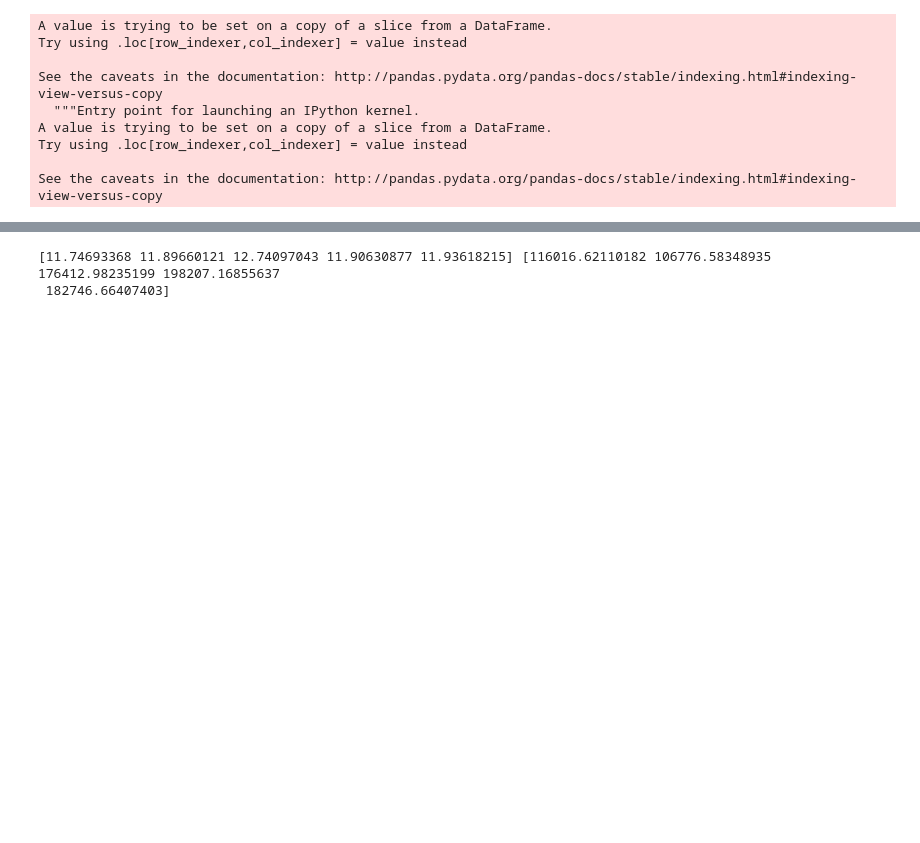
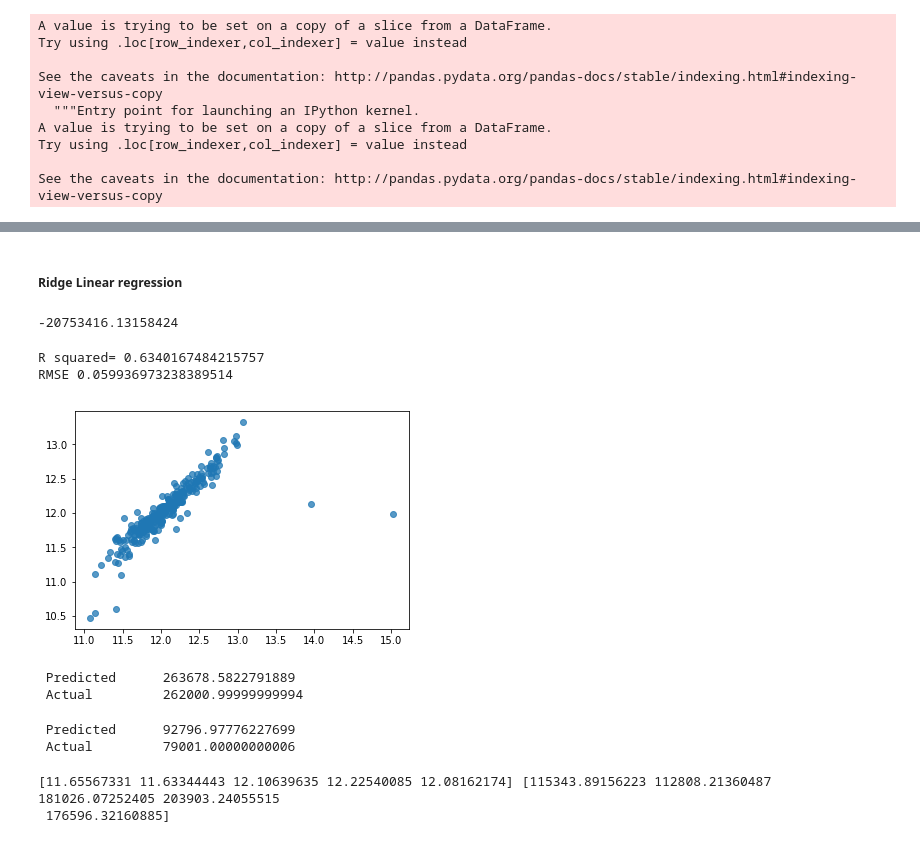
Before and after one commit to dusicastepic/FDSProject, a Jupyter notebook: Semi-final version.ipynb, the cells around one changed output, grey strips where cells are left out. Cells and saved outputs as stored; diff of their text form; code cells hidden in the pictures; blank space fills up the shorter version.

```diff
--- a/Semi-final version.ipynb
+++ b/Semi-final version.ipynb
@@ -555,0 +565,34 @@ See the caveats in the documentation: http://pandas.pydata.org/pandas-docs/stabl
+# %% [markdown]
+##### Ridge Linear regression
+# %%
+rm=linear_model.Ridge(alpha=10**2)
+ridge_model=rm.fit(x_train,y_train)
+ridge_predictions=ridge_model.predict(x_test)
+print(lr_model.score(x_test,y_test))
+# %% [output]
+-20753416.13158424
+# %%
+print('R squared=',ridge_model.score(x_test,y_test))
+
+rmse_rlr=mean_squared_error(y_test,ridge_predictions)
+print('RMSE',rmse_rlr)
+rmse_df=rmse_df.append({'Alg':'Ridge Linear regression','RMSE':rmse_rlr}, ignore_index=True)
+
+ridge_actual_vals=y_test
+plt.scatter(ridge_predictions, ridge_actual_vals,alpha=.75)
+plt.xlabel='Predicted Sale Price'
+plt.ylabel='Actual Sale Price'
+# %% [output]
+R squared= 0.6340167484215757
+RMSE 0.059936973238389514
+[figure, added]
+# %%
+print(' Predicted \t'+str(np.exp(ridge_predictions[1]))+'\n Actual \t'+str(np.exp(y_test.reset_index().SalePrice[1])))
+# %% [output]
+ Predicted      263678.5822791889
+ Actual         262000.99999999994
+# %%
+print(' Predicted \t'+str(np.exp(ridge_predictions[10]))+'\n Actual \t'+str(np.exp(y_test.reset_index().SalePrice[10])))
+# %% [output]
+ Predicted      92796.97776227699
+ Actual         79001.00000000006
@@ -556,9 +601,4 @@ See the caveats in the documentation: http://pandas.pydata.org/pandas-docs/stabl
 # %%
-rm=linear_model.Ridge(alpha=10**2)
-ridge_model=rm.fit(x_train,y_train)
-predictions_ridge=ridge_model.predict(test_data.drop(['Id'],axis=1))
-
-
 submission=pd.DataFrame()
 submission['Id']=test_data.Id
 
@@ -566,9 +606,9 @@ submission['Id']=test_data.Id
 
 untransformed_preds=np.exp(predictions_ridge)
 
-print(predictions[:5],untransformed_preds[:5])
+print(predictions_ridge[:5],untransformed_preds[:5])
 
 submission['SalePrice']=untransformed_preds
 # %% [output]
-[11.74693368 11.89660121 12.74097043 11.90630877 11.93618215] [116016.62110182 106776.58348935 176412.98235199 198207.16855637
- 182746.66407403]
+[11.65567331 11.63344443 12.10639635 12.22540085 12.08162174] [115343.89156223 112808.21360487 181026.07252405 203903.24055515
+ 176596.32160885]
```
Also changed, not shown: parts of 64 cells of this notebook.
